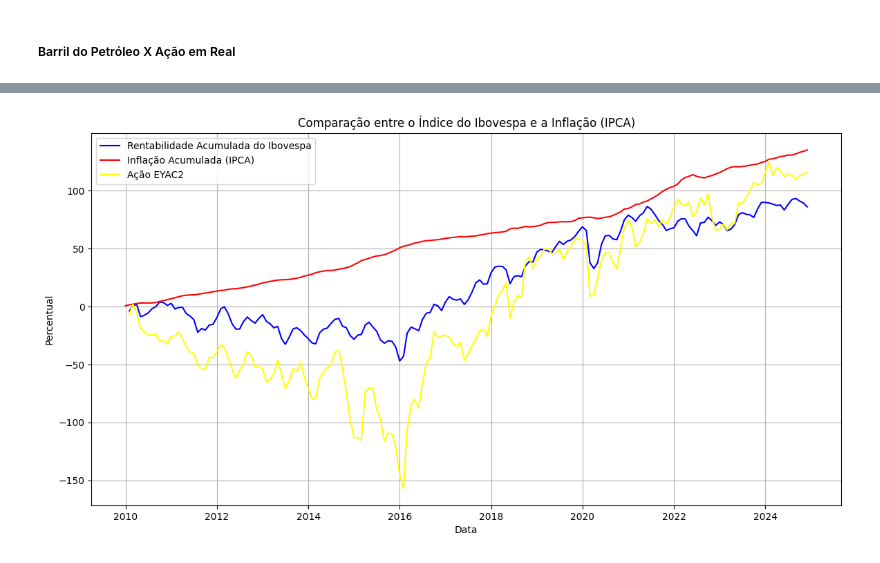
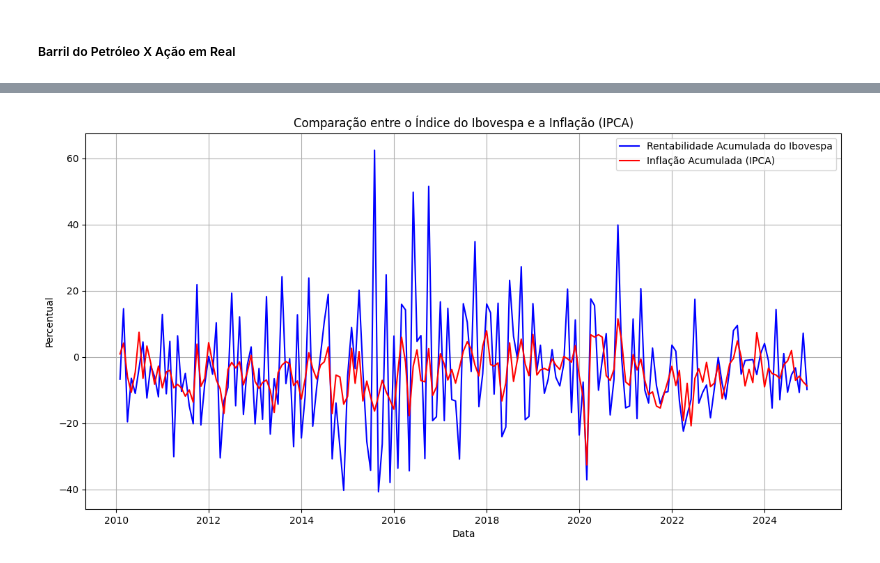
Before and after one commit to Juanpcsdev/Oil-Stock-Project, a Jupyter notebook: Notebooks/Analise/AnaliseExploratoria.ipynb, the cells around one changed output, grey strips where cells are left out. Drawn from its saved outputs; the diff is of its cells as text; code cells hidden in the pictures.

Commit message:
adicionando ipca acumulado

```diff
--- a/Notebooks/Analise/AnaliseExploratoria.ipynb
+++ b/Notebooks/Analise/AnaliseExploratoria.ipynb
@@ -411,6 +416,2 @@ plt.scatter(df_mean['Price_Dolar_Petro'],df_mean['Close_Real_EYAC2'])
-# %%
-df_mean['Ibovespa_return'] = df_mean['Índice_Ibovespa'].pct_change() * 100
-# %%
-df_mean['Inflacao_acumulada'] = (1 + df_mean['Inflac_IPCA'] / 100).cumprod() - 1
 # %%
 df_mean['Date'] = df_mean['ano_mes'].dt.to_timestamp()
@@ -422,0 +490,11 @@ df_mean.head(2)
+# %%
+df_mean['acao_percentual'] = df_mean['Close_Real_EYAC2'].pct_change() * 100
+# %%
+# Exemplo de valores percentuais anuais
+variacao_ibovespa = df_mean['Índice_Ibovespa'].pct_change() * 100  # Variação percentual do Ibovespa
+inflacao_ipca = df_mean['IPCA_Acumulado']       # Inflação IPCA
+variacao_acao = df_mean['Close_Real_EYAC2'].pct_change() * 100      # Variação percentual da sua ação
+
+# Cálculo da taxa de juros real do Ibovespa e da ação
+df_mean['taxa_real_ibovespa'] = ((1 + variacao_ibovespa / 100) / (1 + inflacao_ipca / 100) - 1) * 100
+df_mean['taxa_real_acao'] = ((1 + variacao_acao / 100) / (1 + inflacao_ipca / 100) - 1) * 100
@@ -423,14 +510,14 @@ df_mean.head(2)
 # %%
 #Criando um gráfico para comparação
 plt.figure(figsize=(14, 7))
-plt.plot(df_mean['Date'], df_mean['Ibovespa_return'].cumsum(), label='Rentabilidade Acumulada do Ibovespa', color='blue')
-plt.plot(df_mean['Date'], df_mean['Inflacao_acumulada'] * 100, label='Inflação Acumulada (IPCA)', color='red')
-plt.plot(df_mean['Date'], (df_mean['Close_Real_EYAC2'].pct_change() * 100).cumsum(), label='Ação EYAC2', color='yellow')
+plt.plot(df_mean['Date'], df_mean['taxa_real_acao'], label='Rentabilidade Acumulada do Ibovespa', color='blue')
+plt.plot(df_mean['Date'], df_mean['taxa_real_ibovespa'], label='Inflação Acumulada (IPCA)', color='red')
+
 plt.title('Comparação entre o Índice do Ibovespa e a Inflação (IPCA)')
 plt.xlabel('Data')
 plt.ylabel('Percentual')
 plt.legend()
 plt.grid()
 plt.show()
 # %% [output]
-[figure, old version]
+[figure, new version]
```
Also changed, not shown: parts of 53 cells of this notebook.
